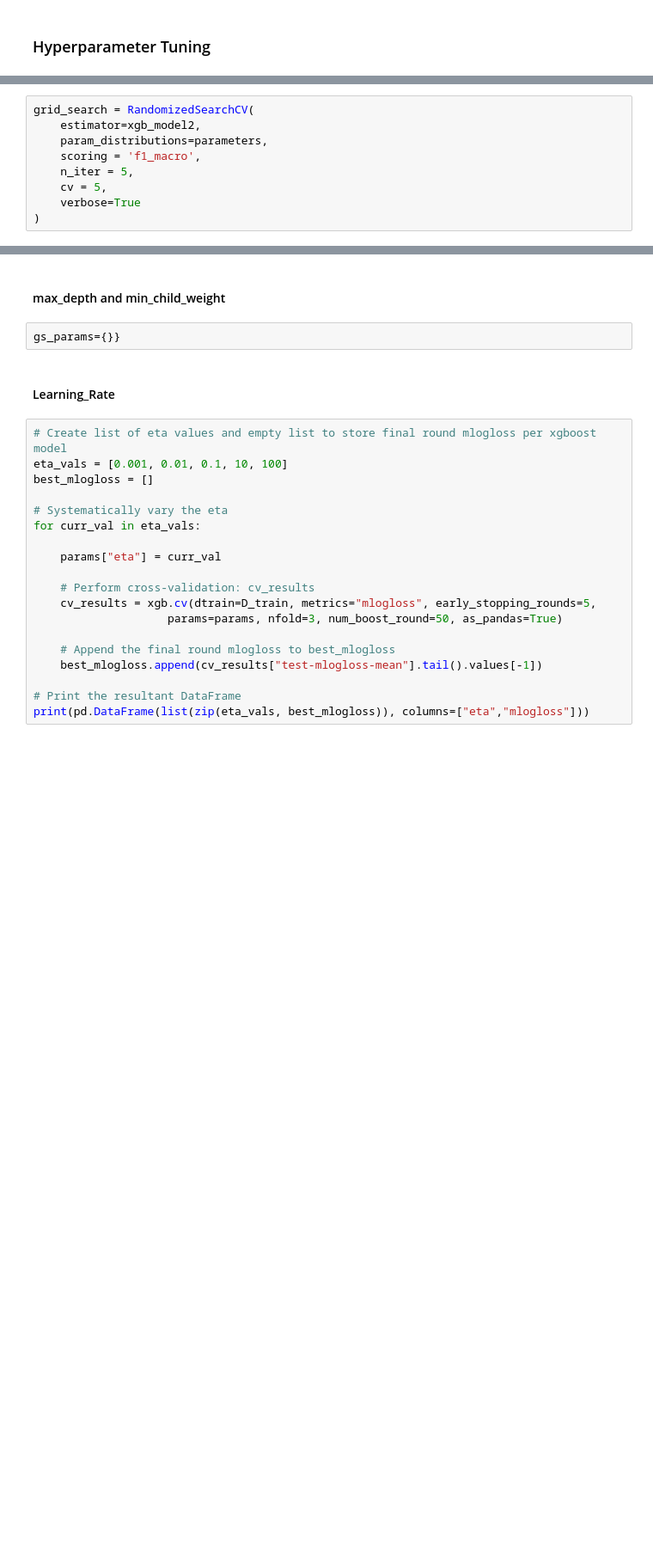
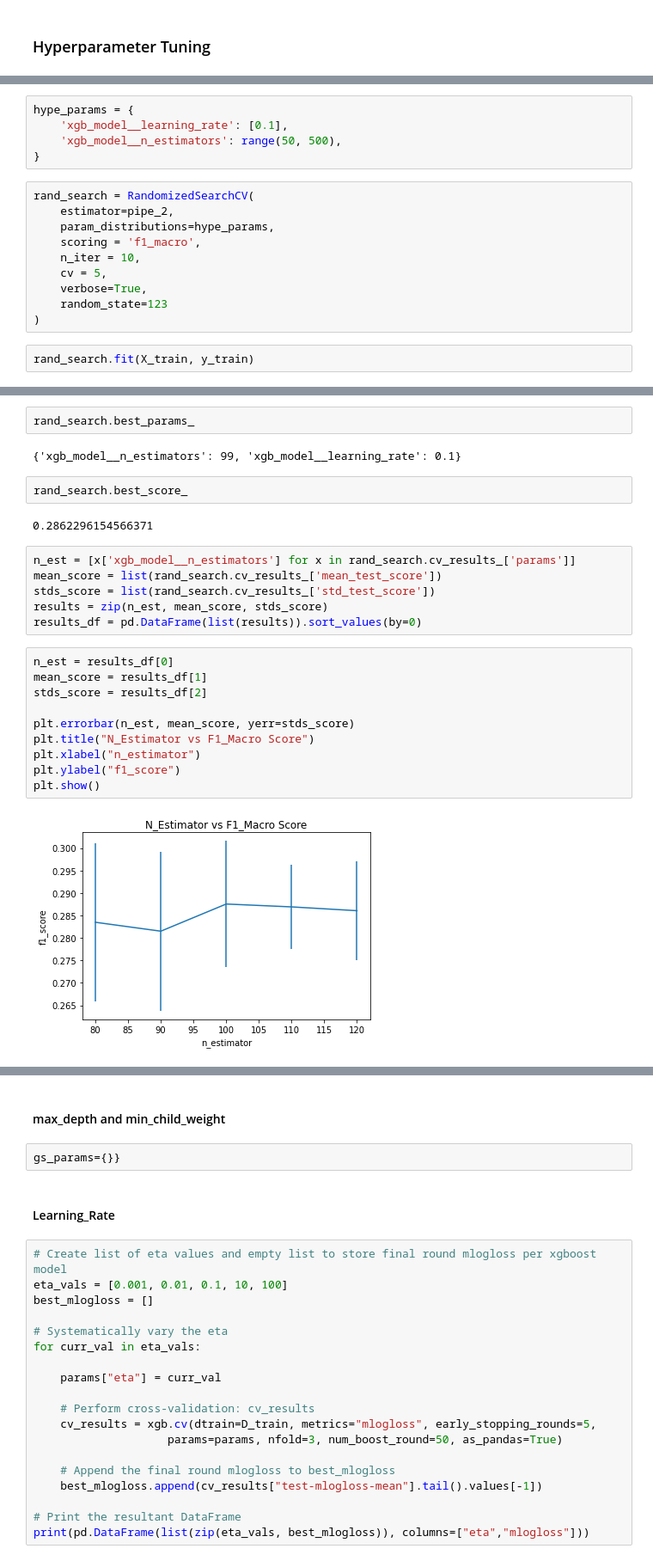
Before and after one commit to ehsung/Capstone-Project-2---Identify-Genetic-Disorder-is-Children, a Jupyter notebook: Notebooks/Preprocessing_and_Modeling.ipynb, the cells around one changed output, grey strips where cells are left out. Shown at 86% size. Saved outputs shown, nothing was run; the diff lists cells and outputs as text; blank space fills up the shorter version.

Commit message:
Modeling process

```diff
--- a/Notebooks/Preprocessing_and_Modeling.ipynb
+++ b/Notebooks/Preprocessing_and_Modeling.ipynb
@@ -177,9 +230,17 @@ parameters = {
+# %%
+hype_params = {
+    'xgb_model__learning_rate': [0.1],
+    'xgb_model__n_estimators': range(50, 500),
+}
 # %%
-grid_search = RandomizedSearchCV(
-    estimator=xgb_model2,
-    param_distributions=parameters,
+rand_search = RandomizedSearchCV(
+    estimator=pipe_2,
+    param_distributions=hype_params,
     scoring = 'f1_macro',
-    n_iter = 5,
+    n_iter = 10,
     cv = 5,
-    verbose=True
+    verbose=True,
+    random_state=123
 )
+# %%
+rand_search.fit(X_train, y_train)
@@ -185,0 +266,26 @@ grid_search = RandomizedSearchCV(
+# %%
+rand_search.best_params_
+# %% [output]
+{'xgb_model__n_estimators': 99, 'xgb_model__learning_rate': 0.1}
+# %%
+rand_search.best_score_
+# %% [output]
+0.2862296154566371
+# %%
+n_est = [x['xgb_model__n_estimators'] for x in rand_search.cv_results_['params']]
+mean_score = list(rand_search.cv_results_['mean_test_score'])
+stds_score = list(rand_search.cv_results_['std_test_score'])
+results = zip(n_est, mean_score, stds_score)
+results_df = pd.DataFrame(list(results)).sort_values(by=0)
+# %%
+n_est = results_df[0]
+mean_score = results_df[1]
+stds_score = results_df[2]
+
+plt.errorbar(n_est, mean_score, yerr=stds_score)
+plt.title("N_Estimator vs F1_Macro Score")
+plt.xlabel("n_estimator")
+plt.ylabel("f1_score")
+plt.show()
+# %% [output]
+[figure, added]
```
Also changed, not shown: parts of 127 cells of this notebook, 3 other files.
